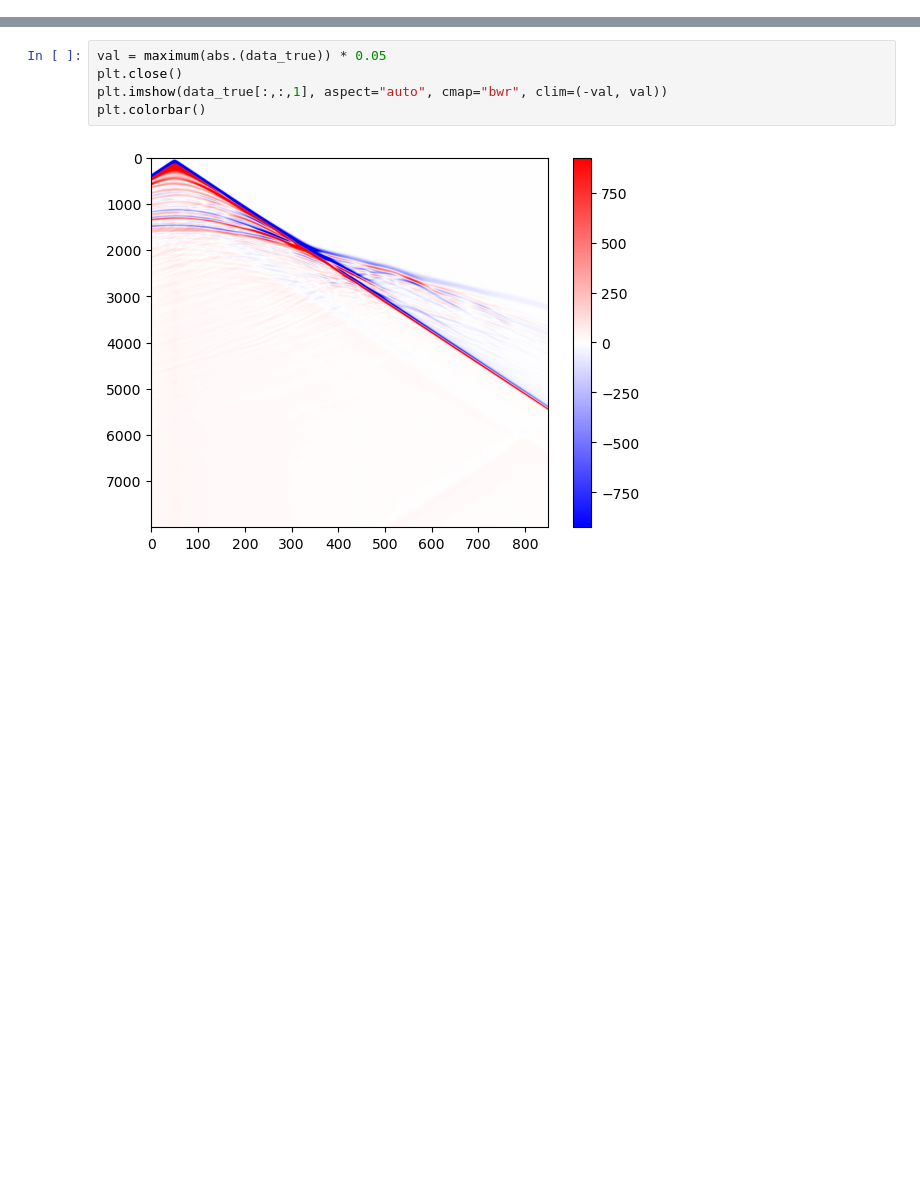
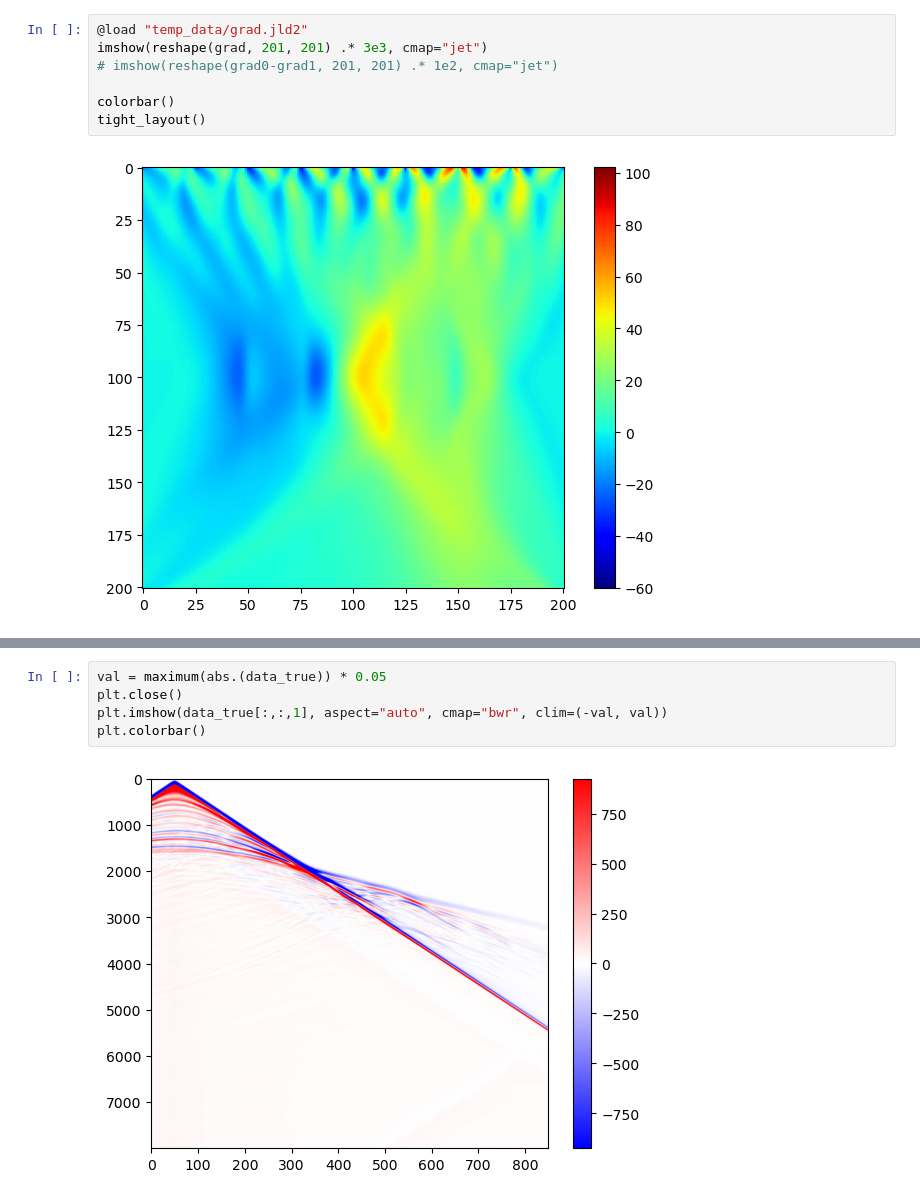
Before and after one commit to zzar43/WaveSolverCUDA, a Jupyter notebook: plot.ipynb, the cells around one changed output, grey strips where cells are left out. Cells and saved outputs as stored; diff of their text form; blank space fills up the shorter version.

```diff
--- a/plot.ipynb
+++ b/plot.ipynb
@@ -3,0 +49,9 @@ using JLD2, HDF5, ImageFiltering
+# %%
+@load "temp_data/grad.jld2"
+imshow(reshape(grad, 201, 201) .* 3e3, cmap="jet")
+# imshow(reshape(grad0-grad1, 201, 201) .* 1e2, cmap="jet")
+
+colorbar()
+tight_layout()
+# %% [output]
+[figure, added]
```
Also changed, not shown: parts of 9 cells of this notebook, 8 other files.
